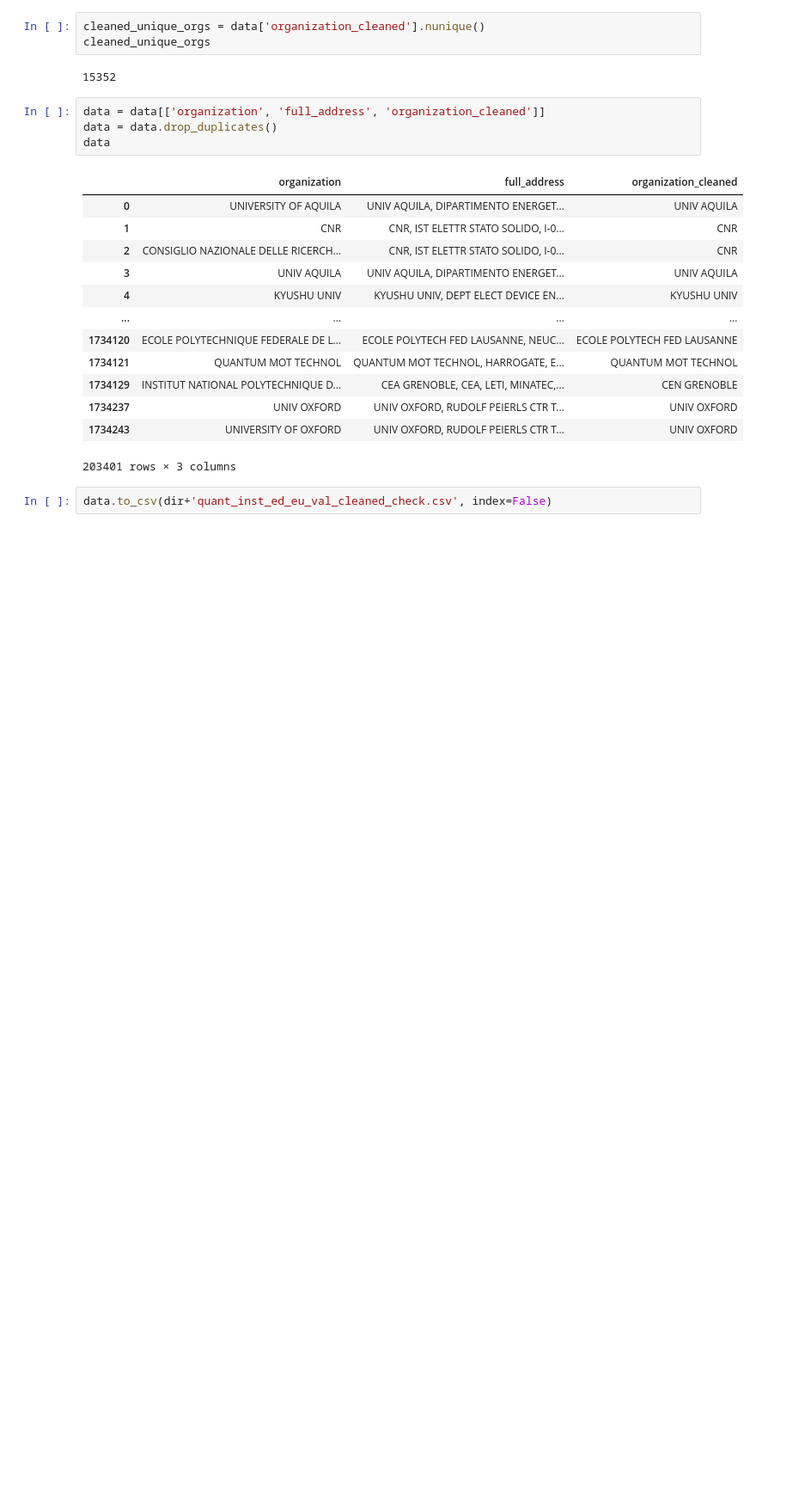
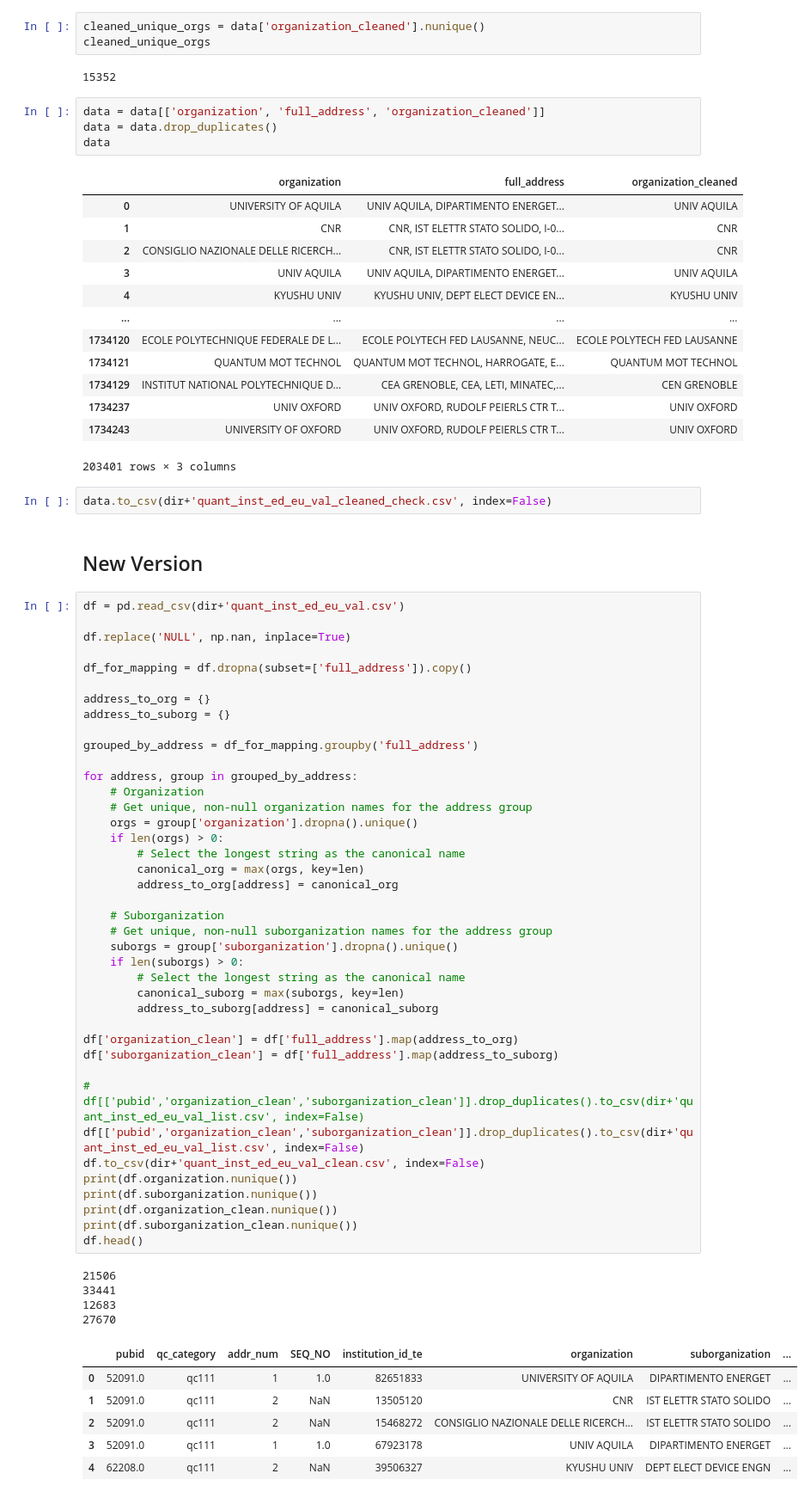
Before and after one commit to awekim/QuantTechEU, a Jupyter notebook: QuanTech2/QuanTech_DataClearning_Inst.ipynb, the cells around one changed output. Shown at 86% size. Cells and saved outputs as stored; diff of their text form; blank space fills up the shorter version.

Commit message:
update inst-datacleaning

```diff
--- a/QuanTech2/QuanTech_DataClearning_Inst.ipynb
+++ b/QuanTech2/QuanTech_DataClearning_Inst.ipynb
@@ -327,3 +281,56 @@ data
 203401 rows × 3 columns
 # %%
 data.to_csv(dir+'quant_inst_ed_eu_val_cleaned_check.csv', index=False)
+# %% [markdown]
+## New Version
+# %%
+df = pd.read_csv(dir+'quant_inst_ed_eu_val.csv')
+
+df.replace('NULL', np.nan, inplace=True)
+
+df_for_mapping = df.dropna(subset=['full_address']).copy()
+
+address_to_org = {}
+address_to_suborg = {}
+
+grouped_by_address = df_for_mapping.groupby('full_address')
+
+for address, group in grouped_by_address:
+    # Organization
+    # Get unique, non-null organization names for the address group
+    orgs = group['organization'].dropna().unique()
+    if len(orgs) > 0:
+        # Select the longest string as the canonical name
+        canonical_org = max(orgs, key=len)
+        address_to_org[address] = canonical_org
+
+    # Suborganization
+    # Get unique, non-null suborganization names for the address group
+    suborgs = group['suborganization'].dropna().unique()
+    if len(suborgs) > 0:
+        # Select the longest string as the canonical name
+        canonical_suborg = max(suborgs, key=len)
+        address_to_suborg[address] = canonical_suborg
+
+df['organization_clean'] = df['full_address'].map(address_to_org)
+df['suborganization_clean'] = df['full_address'].map(address_to_suborg)
+
+# df[['pubid','organization_clean','suborganization_clean']].drop_duplicates().to_csv(dir+'quant_inst_ed_eu_val_list.csv', index=False)
+df[['pubid','organization_clean','suborganization_clean']].drop_duplicates().to_csv(dir+'quant_inst_ed_eu_val_list.csv', index=False)
+df.to_csv(dir+'quant_inst_ed_eu_val_clean.csv', index=False)
+print(df.organization.nunique())
+print(df.suborganization.nunique())
+print(df.organization_clean.nunique())
+print(df.suborganization_clean.nunique())
+df.head()
+# %% [output]
+21506
+33441
+12683
+27670
+|  | pubid | qc_category | addr_num | SEQ_NO | institution_id_te | organization | suborganization | ... |
+| 0 | 52091.0 | qc111 | 1 | 1.0 | 82651833 | UNIVERSITY OF AQUILA | DIPARTIMENTO ENERGET | ... |
+| 1 | 52091.0 | qc111 | 2 | NaN | 13505120 | CNR | IST ELETTR STATO SOLIDO | ... |
+| 2 | 52091.0 | qc111 | 2 | NaN | 15468272 | CONSIGLIO NAZIONALE DELLE RICERCH... | IST ELETTR STATO SOLIDO | ... |
+| 3 | 52091.0 | qc111 | 1 | 1.0 | 67923178 | UNIV AQUILA | DIPARTIMENTO ENERGET | ... |
+| 4 | 62208.0 | qc111 | 2 | NaN | 39506327 | KYUSHU UNIV | DEPT ELECT DEVICE ENGN | ... |
```
Also changed, not shown: parts of 8 cells of this notebook.
